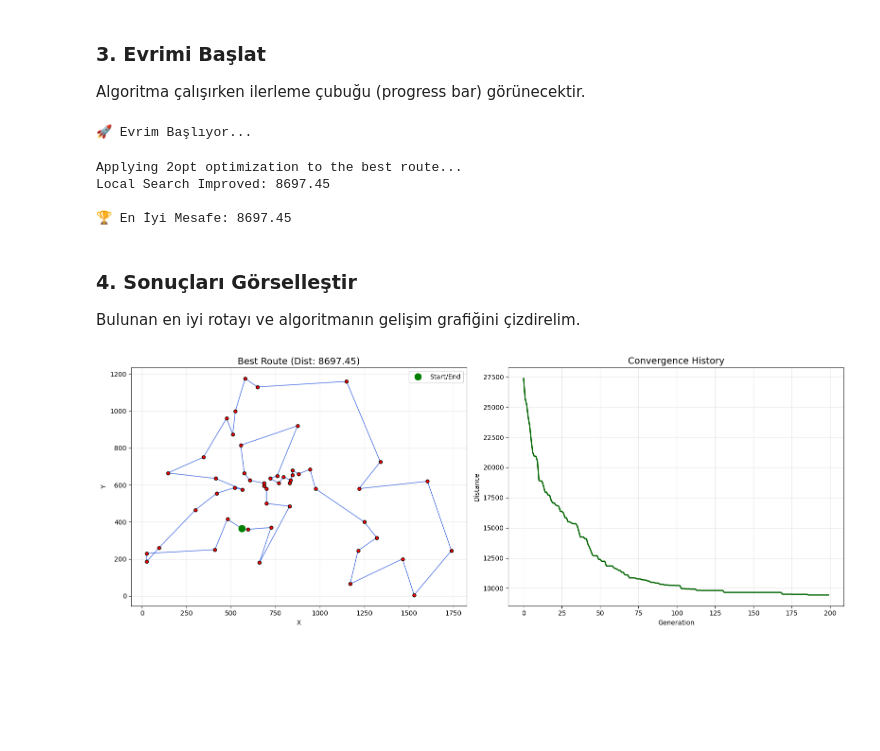
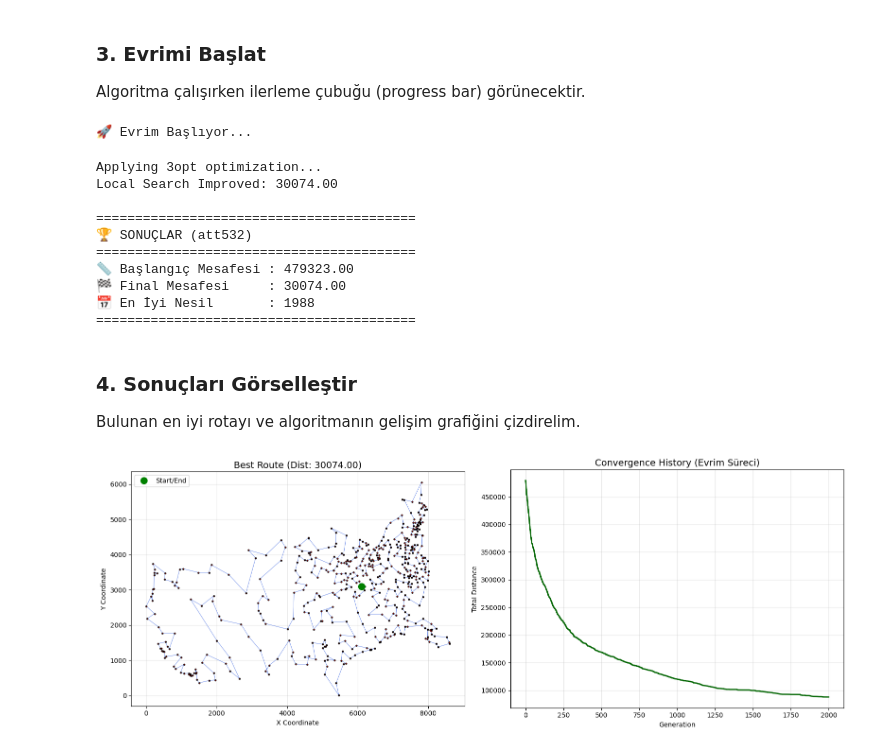
Before and after one commit to TriTetra/evolutionary-tsp, a Jupyter notebook: notebooks/demo.ipynb, the cells around one changed output. Drawn from its saved outputs; the diff is of its cells as text; code cells hidden in the pictures; blank space fills up the shorter version.

```diff
--- a/notebooks/demo.ipynb
+++ b/notebooks/demo.ipynb
@@ -80,48 +87,65 @@ Algoritma çalışırken ilerleme çubuğu (progress bar) görünecektir.
 print("🚀 Evrim Başlıyor...")
 
 # verbose=1 -> Progress bar gösterir
-best_route, best_distance = ga.run(generations=GENERATIONS, verbose=1)
+best_route, best_distance, initial_dist, best_gen = ga.run(generations=GENERATIONS, verbose=1)
 
-print(f"\n🏆 En İyi Mesafe: {best_distance:.2f}")
+print(f"\n=========================================")
+print(f"🏆 SONUÇLAR (att532)")
+print(f"=========================================")
+print(f"📏 Başlangıç Mesafesi : {initial_dist:.2f}")
+print(f"🏁 Final Mesafesi     : {best_distance:.2f}")
+print(f"📅 En İyi Nesil       : {best_gen}")
+print(f"=========================================")
 # %% [output]
 🚀 Evrim Başlıyor...
-Applying 2opt optimization to the best route...
-Local Search Improved: 8697.45
+Applying 3opt optimization...
+Local Search Improved: 30074.00
 
-🏆 En İyi Mesafe: 8697.45
+=========================================
+🏆 SONUÇLAR (att532)
+=========================================
+📏 Başlangıç Mesafesi : 479323.00
+🏁 Final Mesafesi     : 30074.00
+📅 En İyi Nesil       : 1988
+=========================================
 # %% [markdown]
 ### 4. Sonuçları Görselleştir
 Bulunan en iyi rotayı ve algoritmanın gelişim grafiğini çizdirelim.
 # %%
 def plot_results(cities, route, history):
     fig, ax = plt.subplots(1, 2, figsize=(16, 6))
 
     # --- Grafik 1: Rota Haritası ---
-    x = [cities[i].x for i in route]
-    y = [cities[i].y for i in route]
-    # Rotayı kapat (başa dön)
-    x.append(x[0])
-    y.append(y[0])
+    # Rotadaki şehirlerin koordinatlarını sırayla al
+    route_cities = [cities[i] for i in route]
+    # Rotayı kapatmak için başlangıç şehrini sona ekle
+    route_cities.append(route_cities[0])
 
-    ax[0].plot(x, y, 'o-', mfc='r', mec='k', markersize=5, linewidth=1, color='royalblue')
-    ax[0].plot(x[0], y[0], 'go', markersize=10, label='Start/End')
+    x = [c.x for c in route_cities]
+    y = [c.y for c in route_cities]
+
+    ax[0].plot(x, y, 'o-', mfc='r', mec='k', markersize=2, linewidth=0.5, color='royalblue')
+    ax[0].plot(x[0], y[0], 'go', markersize=10, label='Start/End') # Başlangıç noktası
+
     ax[0].set_title(f"Best Route (Dist: {best_distance:.2f})", fontsize=14)
-    ax[0].set_xlabel("X")
-    ax[0].set_ylabel("Y")
+    ax[0].set_xlabel("X Coordinate")
+    ax[0].set_ylabel("Y Coordinate")
     ax[0].legend()
     ax[0].grid(True, alpha=0.3)
+    # Harita oranlarını koru (büzüşmesin)
+    ax[0].set_aspect('equal', adjustable='box')
 
     # --- Grafik 2: Fitness Geçmişi ---
     ax[1].plot(history, color='darkgreen', linewidth=2)
-    ax[1].set_title("Convergence History", fontsize=14)
+    ax[1].set_title("Convergence History (Evrim Süreci)", fontsize=14)
     ax[1].set_xlabel("Generation")
-    ax[1].set_ylabel("Distance")
+    ax[1].set_ylabel("Total Distance")
     ax[1].grid(True, alpha=0.3)
 
     plt.tight_layout()
     plt.show()
 
 # Çizdir
 plot_results(cities, best_route, ga.fitness_history)
 # %% [output]
-[figure, old version]
+[figure, new version]
```
Also changed, not shown: parts of 2 cells of this notebook.
